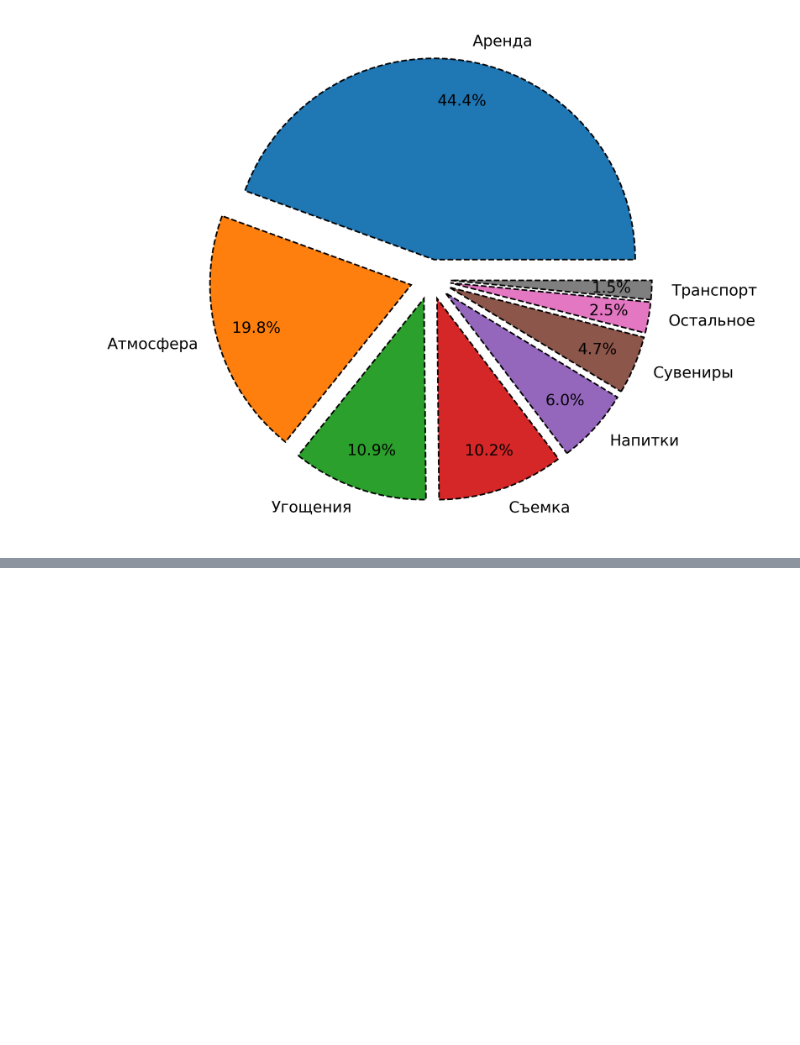
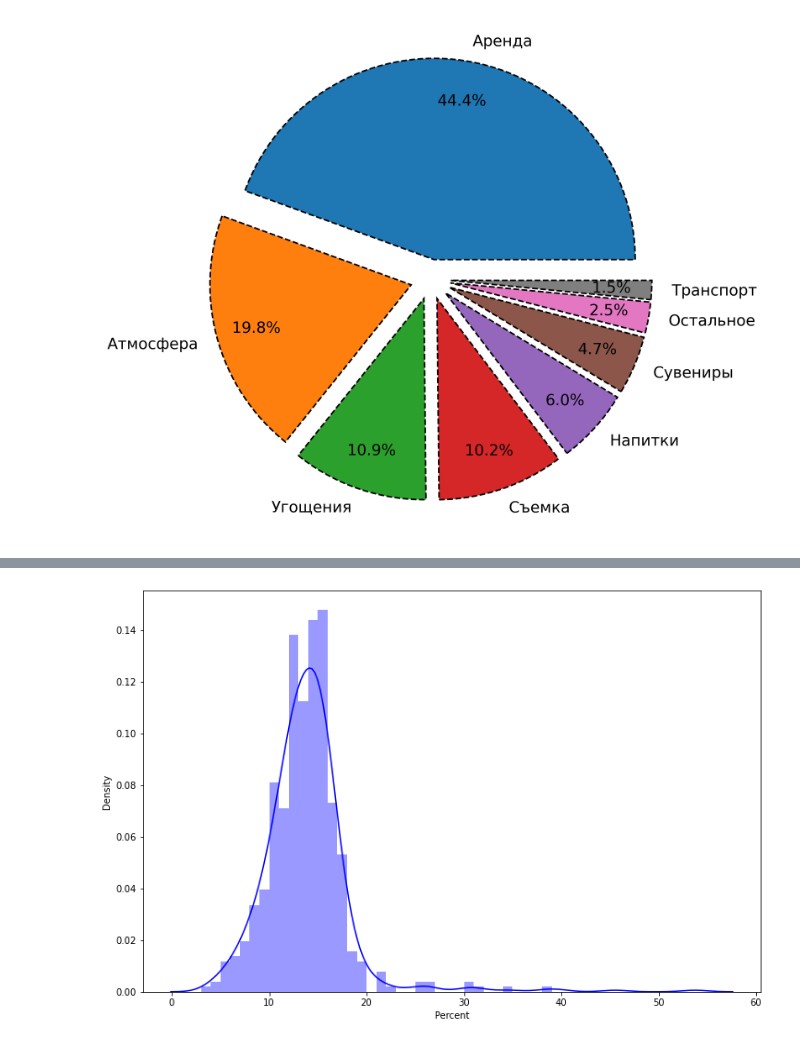
Before and after one commit to dena-den/Jupyter-projects, a Jupyter notebook: chugik/chugik.ipynb, the cells around one changed output, grey strips where cells are left out. Saved outputs shown, nothing was run; the diff lists cells and outputs as text; code cells hidden in the pictures; blank space fills up the shorter version.

```diff
--- a/chugik/chugik.ipynb
+++ b/chugik/chugik.ipynb
@@ -375,0 +398,8 @@ new
+# %%
+from pylab import rcParams
+rcParams['figure.figsize'] = 12, 8
+# %%
+sns_plot = sns.distplot(actors['Percent'], bins=np.arange(0,40,1), color='blue')
+fig = sns_plot.get_figure()
+# %% [output]
+[figure, added]
```
Also changed, not shown: parts of 15 cells of this notebook, 2 other files.
